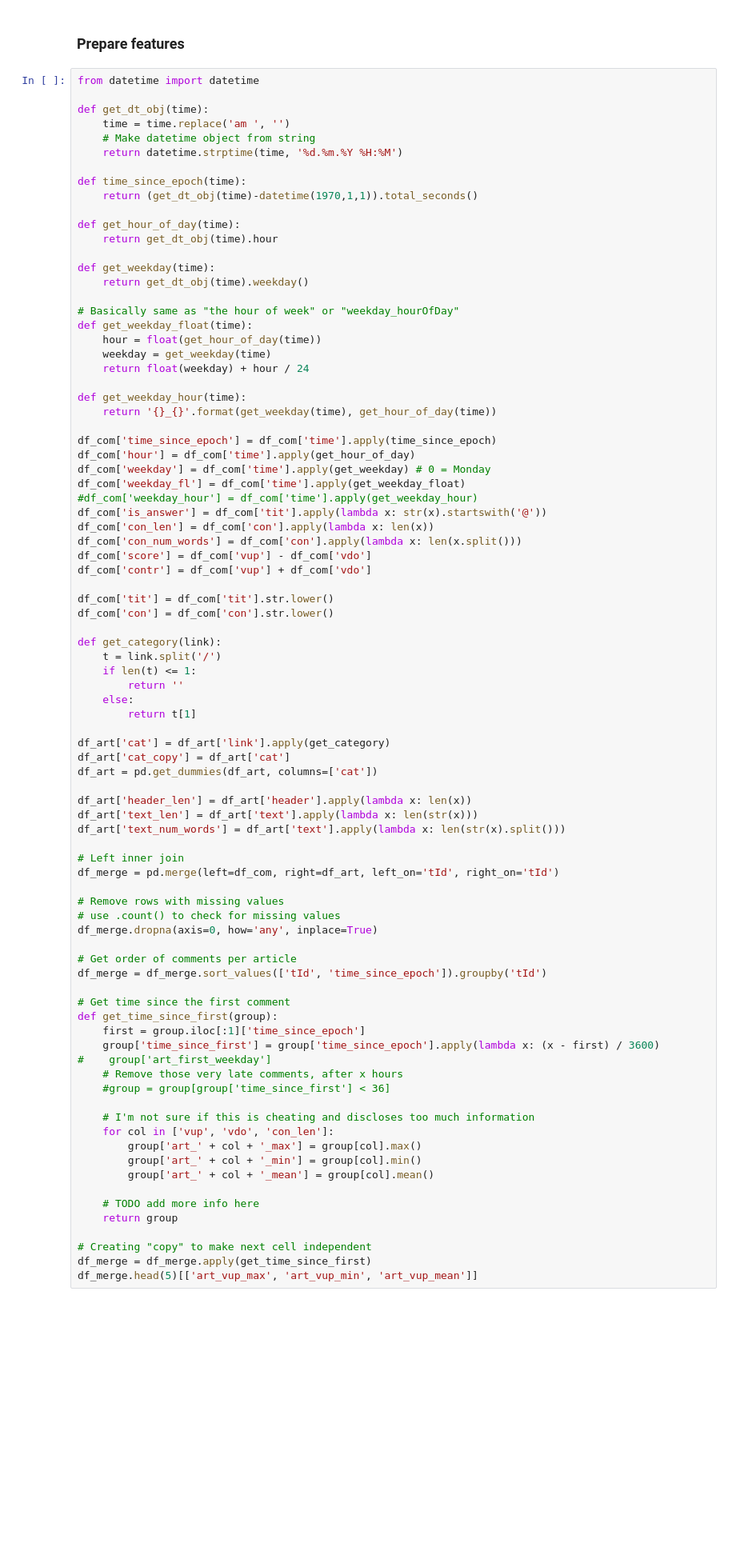
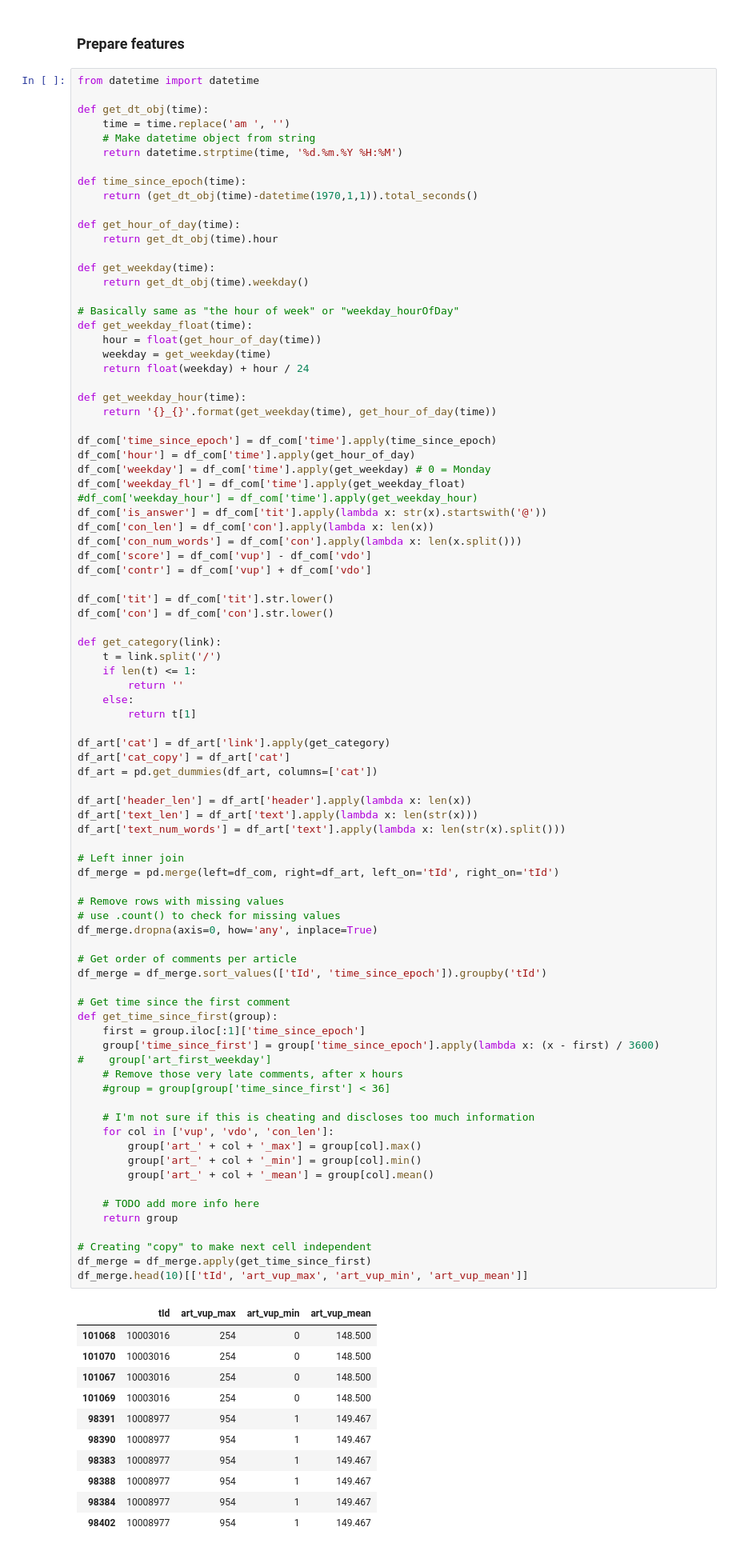
Before and after one commit to fdelia/bots, a Jupyter notebook: 4_prediction_model.ipynb, the cells around one changed output. Shown at 80% size. Saved outputs shown, nothing was run; the diff lists cells and outputs as text; blank space fills up the shorter version.

```diff
--- a/4_prediction_model.ipynb
+++ b/4_prediction_model.ipynb
@@ -86,34 +87,46 @@ df_art['text_num_words'] = df_art['text'].apply(lambda x: len(str(x).split()))
 
 # Left inner join
 df_merge = pd.merge(left=df_com, right=df_art, left_on='tId', right_on='tId')
 
 # Remove rows with missing values
 # use .count() to check for missing values
 df_merge.dropna(axis=0, how='any', inplace=True)
 
 # Get order of comments per article
 df_merge = df_merge.sort_values(['tId', 'time_since_epoch']).groupby('tId')
 
 # Get time since the first comment
 def get_time_since_first(group):
     first = group.iloc[:1]['time_since_epoch']
     group['time_since_first'] = group['time_since_epoch'].apply(lambda x: (x - first) / 3600)
 #    group['art_first_weekday']
     # Remove those very late comments, after x hours
     #group = group[group['time_since_first'] < 36]
 
     # I'm not sure if this is cheating and discloses too much information
     for col in ['vup', 'vdo', 'con_len']:
         group['art_' + col + '_max'] = group[col].max()
         group['art_' + col + '_min'] = group[col].min()
         group['art_' + col + '_mean'] = group[col].mean()
 
     # TODO add more info here
     return group
 
 # Creating "copy" to make next cell independent
 df_merge = df_merge.apply(get_time_since_first)
-df_merge.head(5)[['art_vup_max', 'art_vup_min', 'art_vup_mean']]
+df_merge.head(10)[['tId', 'art_vup_max', 'art_vup_min', 'art_vup_mean']]
+# %% [output]
+|  | tId | art_vup_max | art_vup_min | art_vup_mean |
+| 101068 | 10003016 | 254 | 0 | 148.500 |
+| 101070 | 10003016 | 254 | 0 | 148.500 |
+| 101067 | 10003016 | 254 | 0 | 148.500 |
+| 101069 | 10003016 | 254 | 0 | 148.500 |
+| 98391 | 10008977 | 954 | 1 | 149.467 |
+| 98390 | 10008977 | 954 | 1 | 149.467 |
+| 98383 | 10008977 | 954 | 1 | 149.467 |
+| 98388 | 10008977 | 954 | 1 | 149.467 |
+| 98384 | 10008977 | 954 | 1 | 149.467 |
+| 98402 | 10008977 | 954 | 1 | 149.467 |
 # %% [markdown]
 ### Trying to remove skew
 __Rescaling__: Add or subtract a constant and then multiply or divide by a constant.
```
Also changed, not shown: parts of 7 cells of this notebook.
